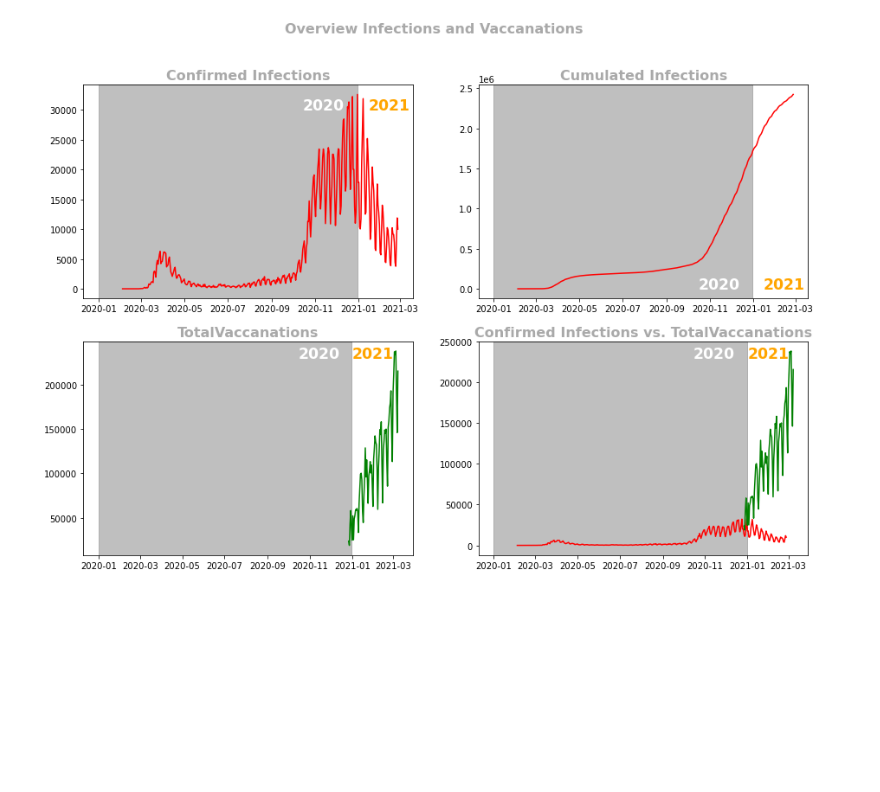
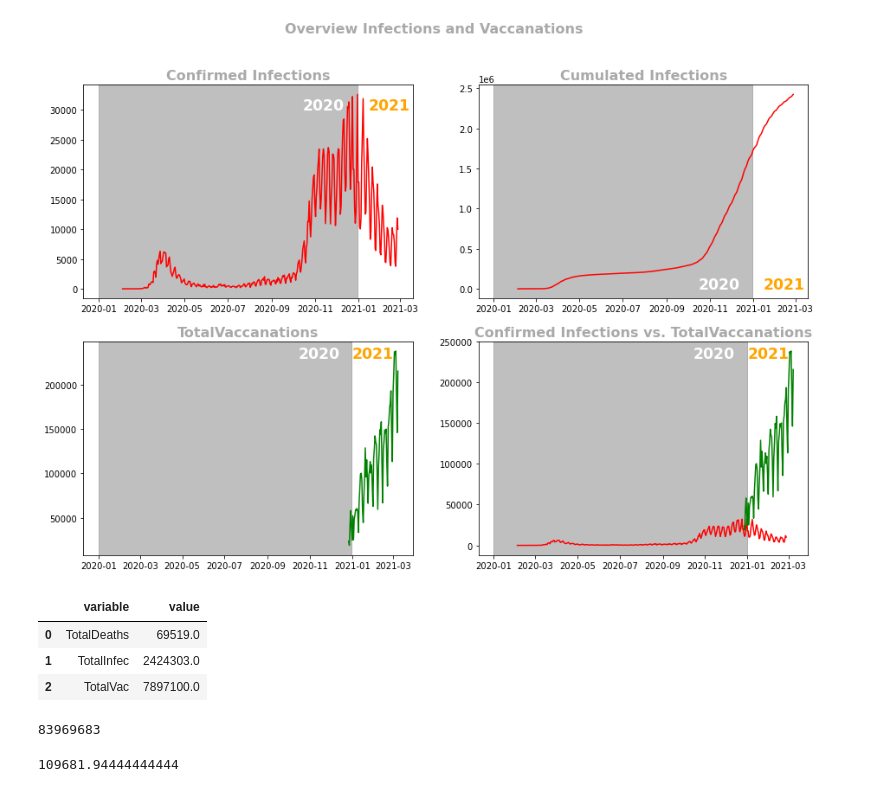
Before and after one commit to SebastianW89/COVID_19_GERMANY, a Jupyter notebook: COVID_WORLD.ipynb, the cells around one changed output. Saved outputs shown, nothing was run; the diff lists cells and outputs as text; code cells hidden in the pictures; blank space fills up the shorter version.

Commit message:
Add files via upload
The problem with SettingWithCopyWarning is solved with the .copy().
the .copy() is due to the SettingWithCopyWarning https://www.youtube.com/watch?v=4R4WsDJ-KVc

```diff
--- a/COVID_WORLD.ipynb
+++ b/COVID_WORLD.ipynb
@@ -20,11 +20,11 @@ pd.set_option("display.max.rows",None)
 # %%
 path='D:/DataSets/Corona/World'
 
-df_best_masks_hosp=pd.read_csv(path+str('/best_masks_hospitalization_all_locs.csv'))
-df_new_variant=pd.read_csv(path+str('/new_variant_hospitalization_all_locs.csv'))
-df_reference_hospitalization=pd.read_csv(path+str('/reference_hospitalization_all_locs.csv'))
-df_summary=pd.read_csv(path+str('/Summary_stats_all_locs.csv'))
-df_worse_hospitalization=pd.read_csv(path+str('/worse_hospitalization_all_locs.csv'))
+df_best_masks_hosp=pd.read_csv(path+str('/best_masks_hospitalization_all_locs.csv'),low_memory=False)
+df_new_variant=pd.read_csv(path+str('/new_variant_hospitalization_all_locs.csv'),low_memory=False)
+df_reference_hospitalization=pd.read_csv(path+str('/reference_hospitalization_all_locs.csv'),low_memory=False)
+df_summary=pd.read_csv(path+str('/Summary_stats_all_locs.csv'),low_memory=False)
+df_worse_hospitalization=pd.read_csv(path+str('/worse_hospitalization_all_locs.csv'),low_memory=False)
 # %% [markdown]
 Here Comes some  functions to use in the report
 # %%
@@ -58,3 +49,8 @@ See the caveats in the documentation: https://pandas.pydata.org/pandas-docs/stab
+# %%
+#To set the .copy() is due to the SettingWithCopyWarning https://www.youtube.com/watch?v=4R4WsDJ-KVc
+df_ref_hos_ger=df_reference_hospitalization.loc[df_reference_hospitalization['location_name']=='Germany'].copy()
+df_ref_hos_ger['date']=pd.to_datetime(df_ref_hos_ger['date'])
+#df_ref_hos_ger.loc[df_ref_hos_ger['date']]=pd.to_datetime(df_ref_hos_ger['date'])
 # %% [markdown]
 # Reference hospitalization
 # %%
@@ -412,3 +386,24 @@ Text(0.5, 1.0, 'Confirmed Infections vs. TotalVaccanations')
 # %%
 #ineplot_func(data=df_ref_hos_ger_obs,x='date',y='deaths_upper',title='Deaths Germany')
 #df_ref_hos_ger_obs.info()
+# %%
+#Erstelle einen Scatterplot als Blasen und lass die Infizierten, toten und geimpften miteinander vergleichen
+total_vac=sum(vac['TotalVaccanations'])
+total_infec=sum(df_ref_hos_ger_obs['confirmed_infections'])
+total_deaths=sum(df_ref_hos_ger_obs['deaths_upper'])
+
+dic_scatter={'TotalVac':[total_vac],
+             'TotalInfec':[total_infec],
+             'TotalDeaths':[total_deaths]
+            }
+
+df_scatter=pd.DataFrame.from_dict(data=dic_scatter)
+df_scatter
+df_scatter_melt=pd.melt(frame=df_scatter,value_vars=['TotalDeaths','TotalInfec','TotalVac'])
+df_scatter_melt
+#sns.scatterplot(data=df_scatter)
+# %% [output]
+|  | variable | value |
+| 0 | TotalDeaths | 69519.0 |
+| 1 | TotalInfec | 2424303.0 |
+| 2 | TotalVac | 7897100.0 |
@@ -414,0 +417,20 @@ Text(0.5, 1.0, 'Confirmed Infections vs. TotalVaccanations')
+# %%
+reg=r'\d{2}\,\d{3}\,\d{3}'
+text=0
+soup=BeautifulSoup(html,'html.parser')
+for i in soup.find_all(attrs={'class':'col-md-8 country-pop-description'}):
+    text=i.find_all('li')[0].text.split('as')[0]
+
+pop_germ=re.findall(reg,str(text))
+pop_string=0
+for i in pop_germ:
+    pop_string=int(i.replace(',',''))
+pop_germ=pop_string
+pop_germ
+# %% [output]
+83969683
+# %%
+sum(vac['TotalVaccanations'])
+np.mean(vac['TotalVaccanations'])
+# %% [output]
+109681.94444444444
```
Also changed, not shown: parts of 7 cells of this notebook.
